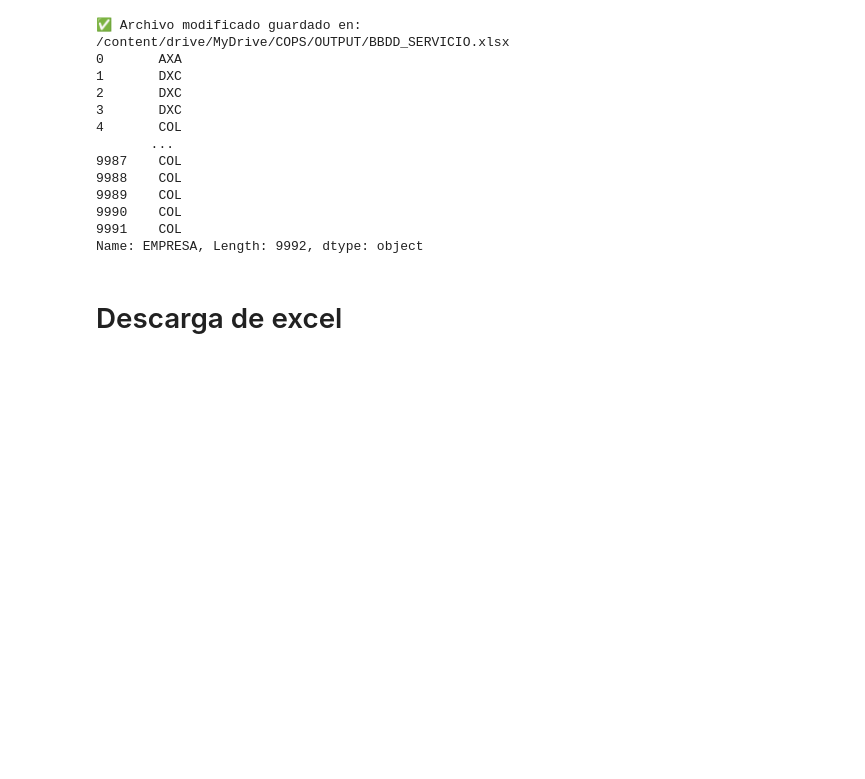
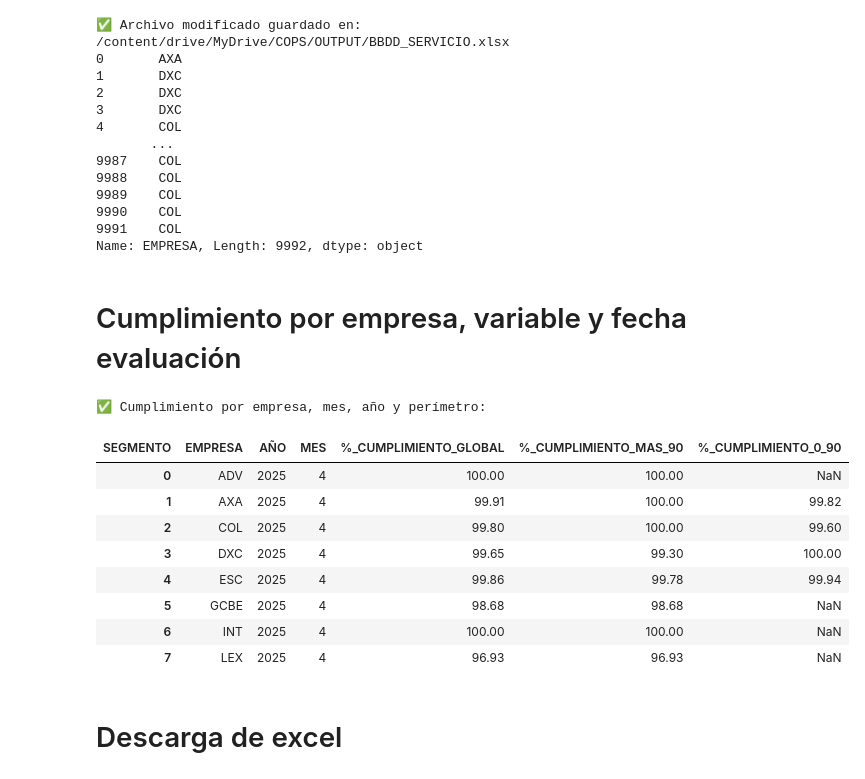
Before and after one commit to MicaelaRomeroC3/COPs, a Jupyter notebook: 06_Tablacategorias.ipynb, the cells around one changed output. Cells and saved outputs as stored; diff of their text form; code cells hidden in the pictures; blank space fills up the shorter version.

```diff
--- a/06_Tablacategorias.ipynb
+++ b/06_Tablacategorias.ipynb
@@ -684,6 +649,74 @@ print(bbdd["EMPRESA"])
 9990    COL
 9991    COL
 Name: EMPRESA, Length: 9992, dtype: object
+# %% [markdown]
+# Cumplimiento por empresa, variable y fecha evaluación
+# %%
+# === Asegurarse de que EMPRESA exista en tabla_melt ===
+if 'EMPRESA' not in tabla_melt.columns:
+    if 'EMPRESA' in bbdd.columns:
+        tabla_melt['EMPRESA'] = bbdd['EMPRESA']
+    else:
+        raise ValueError("No se puede derivar EMPRESA: ni tabla_melt ni bbdd tienen EMPRESA")
+
+# === 1️⃣ Asegurar FECHA_EVALUACIÓN en datetime ===
+tabla_melt['FECHA_EVALUACIÓN'] = pd.to_datetime(
+    tabla_melt['FECHA_EVALUACIÓN'], dayfirst=True, errors='coerce'
+)
+
+# === 2️⃣ Crear columnas de año y mes ===
+tabla_melt['AÑO'] = tabla_melt['FECHA_EVALUACIÓN'].dt.year
+tabla_melt['MES'] = tabla_melt['FECHA_EVALUACIÓN'].dt.month
+
+# === 3️⃣ Calcular % cumplimiento por EMPRESA, SEGMENTO, MES y AÑO ===
+cumplimiento = (
+    tabla_melt
+    .groupby(['EMPRESA', 'SEGMENTO', 'AÑO', 'MES'], as_index=False)
+    .agg({'ACIERTO': 'mean'})
+)
+cumplimiento['%_CUMPLIMIENTO'] = (cumplimiento['ACIERTO'] * 100).round(2)
+
+# === 4️⃣ Pivotear por perímetro ===
+tabla_cumplimiento_empresa = (
+    cumplimiento
+    .pivot_table(
+        index=['EMPRESA', 'AÑO', 'MES'],
+        columns='SEGMENTO',
+        values='%_CUMPLIMIENTO'
+    )
+    .reset_index()
+)
+
+# === 5️⃣ Renombrar columnas ===
+tabla_cumplimiento_empresa.rename(columns={
+    'menos90': '%_CUMPLIMIENTO_0_90',
+    'mas90': '%_CUMPLIMIENTO_MAS_90'
+}, inplace=True)
+
+# === 6️⃣ Cumplimiento global ===
+tabla_cumplimiento_empresa['%_CUMPLIMIENTO_GLOBAL'] = (
+    tabla_cumplimiento_empresa[['%_CUMPLIMIENTO_0_90', '%_CUMPLIMIENTO_MAS_90']].mean(axis=1)
+).round(2)
+
+# === 7️⃣ Columnas finales ===
+tabla_cumplimiento_empresa = tabla_cumplimiento_empresa[
+    ['EMPRESA', 'AÑO', 'MES', '%_CUMPLIMIENTO_GLOBAL', '%_CUMPLIMIENTO_MAS_90', '%_CUMPLIMIENTO_0_90']
+]
+
+# === 8️⃣ Mostrar resultado final ===
+print("✅ Cumplimiento por empresa, mes, año y perímetro:")
+display(tabla_cumplimiento_empresa.head(10))
+# %% [output]
+✅ Cumplimiento por empresa, mes, año y perímetro:
+| SEGMENTO | EMPRESA | AÑO | MES | %_CUMPLIMIENTO_GLOBAL | %_CUMPLIMIENTO_MAS_90 | %_CUMPLIMIENTO_0_90 |
+| 0 | ADV | 2025 | 4 | 100.00 | 100.00 | NaN |
+| 1 | AXA | 2025 | 4 | 99.91 | 100.00 | 99.82 |
+| 2 | COL | 2025 | 4 | 99.80 | 100.00 | 99.60 |
+| 3 | DXC | 2025 | 4 | 99.65 | 99.30 | 100.00 |
+| 4 | ESC | 2025 | 4 | 99.86 | 99.78 | 99.94 |
+| 5 | GCBE | 2025 | 4 | 98.68 | 98.68 | NaN |
+| 6 | INT | 2025 | 4 | 100.00 | 100.00 | NaN |
+| 7 | LEX | 2025 | 4 | 96.93 | 96.93 | NaN |
 # %% [markdown]
 # Descarga de excel
 # %%
```
Also changed, not shown: parts of 5 cells of this notebook.
